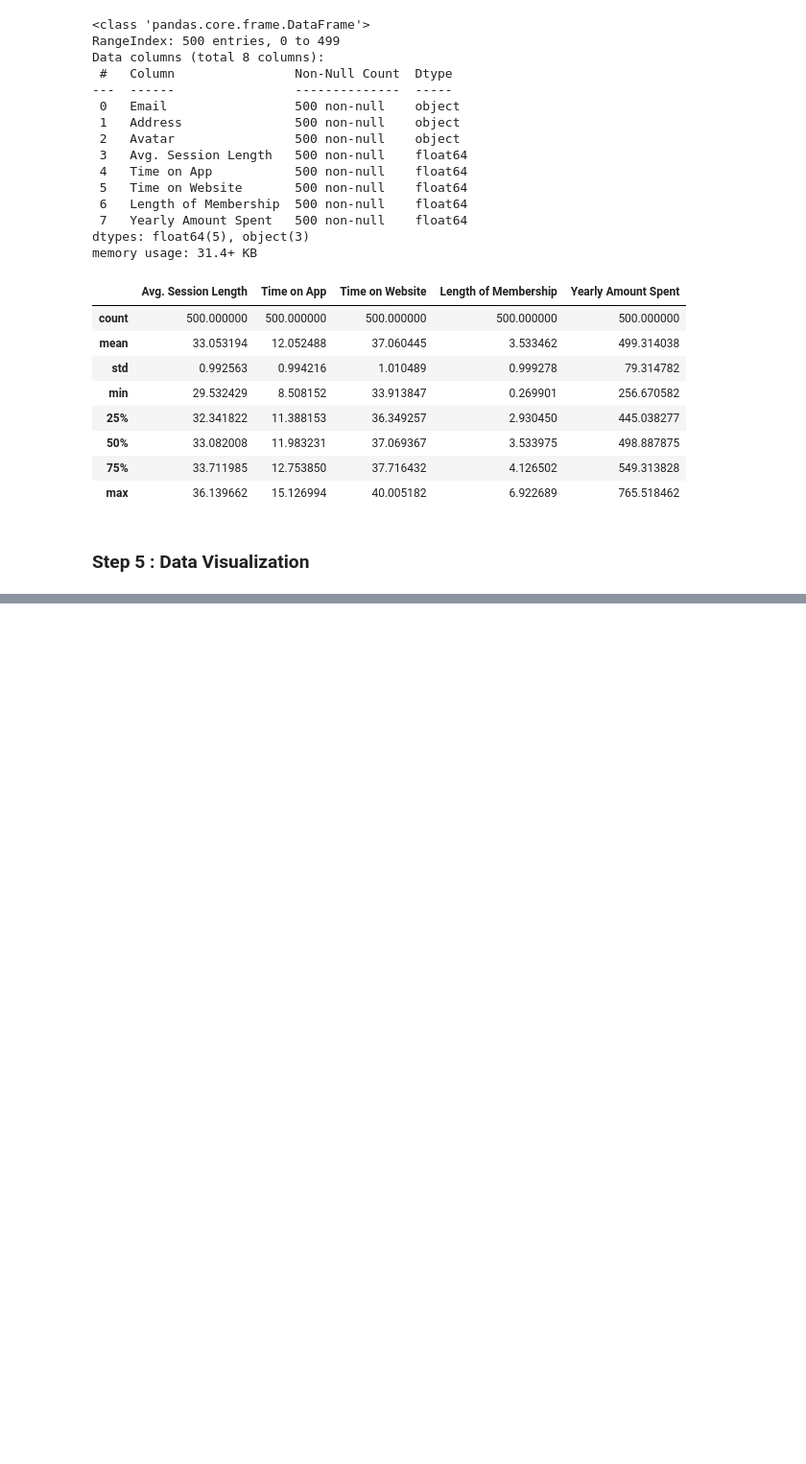
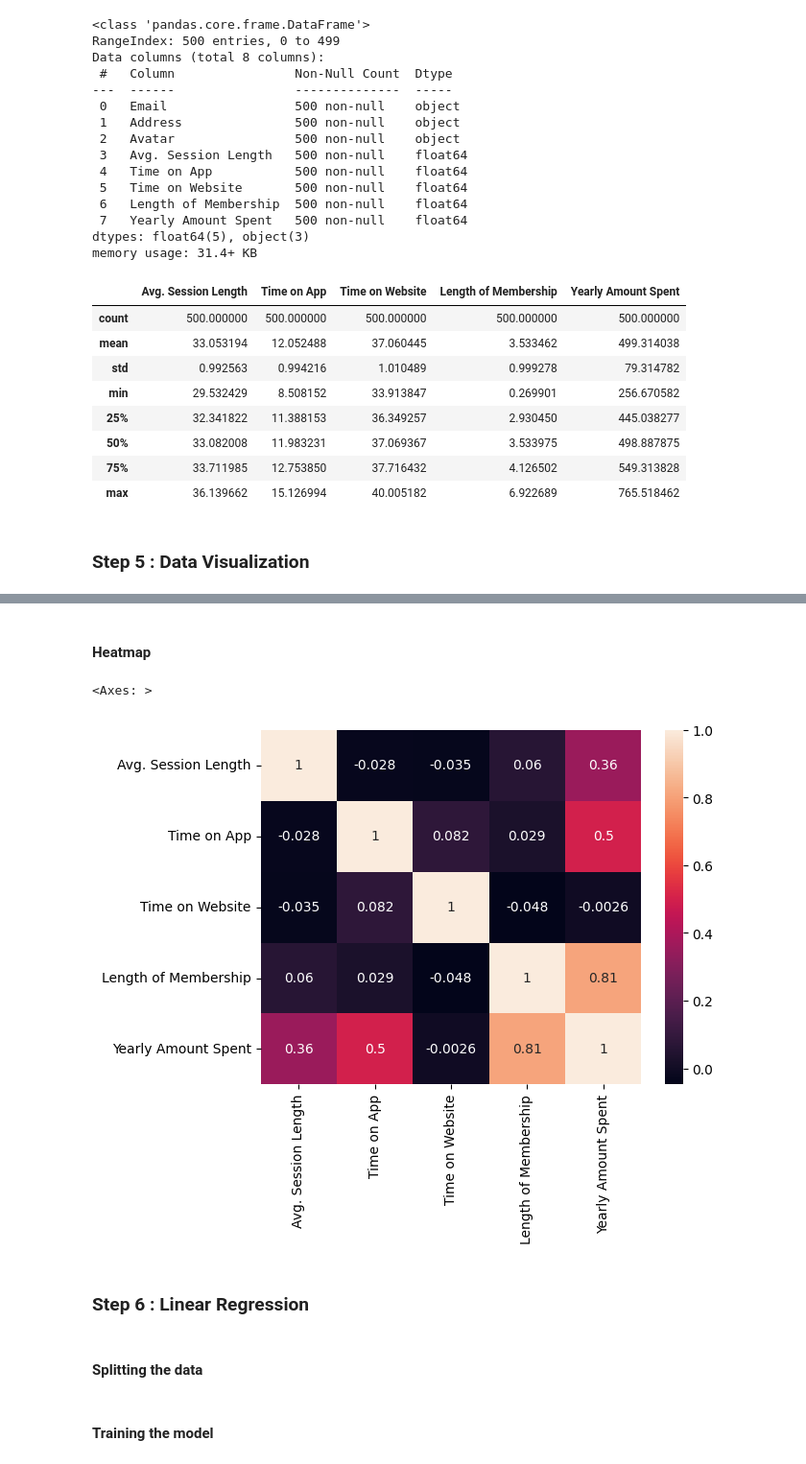
Before and after one commit to andidprastyo/ML-2023, a Jupyter notebook: 03 - Regression/praktikum.ipynb, the cells around one changed output, grey strips where cells are left out. Shown at 96% size. Cells and saved outputs as stored; diff of their text form; code cells hidden in the pictures; blank space fills up the shorter version.

Commit message:
feat: Assignment 1 Step 6(Linear Regression)

```diff
--- a/03 - Regression/praktikum.ipynb
+++ b/03 - Regression/praktikum.ipynb
@@ -63,0 +75,10 @@ df.describe()
+# %% [markdown]
+#### Heatmap
+# %%
+corr = df[['Avg. Session Length', 'Time on App', 'Time on Website', 'Length of Membership', 'Yearly Amount Spent']].corr()
+sns.heatmap(corr, annot=True)
+# %% [output]
+<Axes: >
+[figure, added]
+# %% [markdown]
+### Step 6 : Linear Regression
@@ -63,0 +88,2 @@ df.describe()
+# %% [markdown]
+#### Splitting the data
@@ -63,0 +92,2 @@ df.describe()
+# %% [markdown]
+#### Training the model
```
Also changed, not shown: parts of 8 cells of this notebook.
